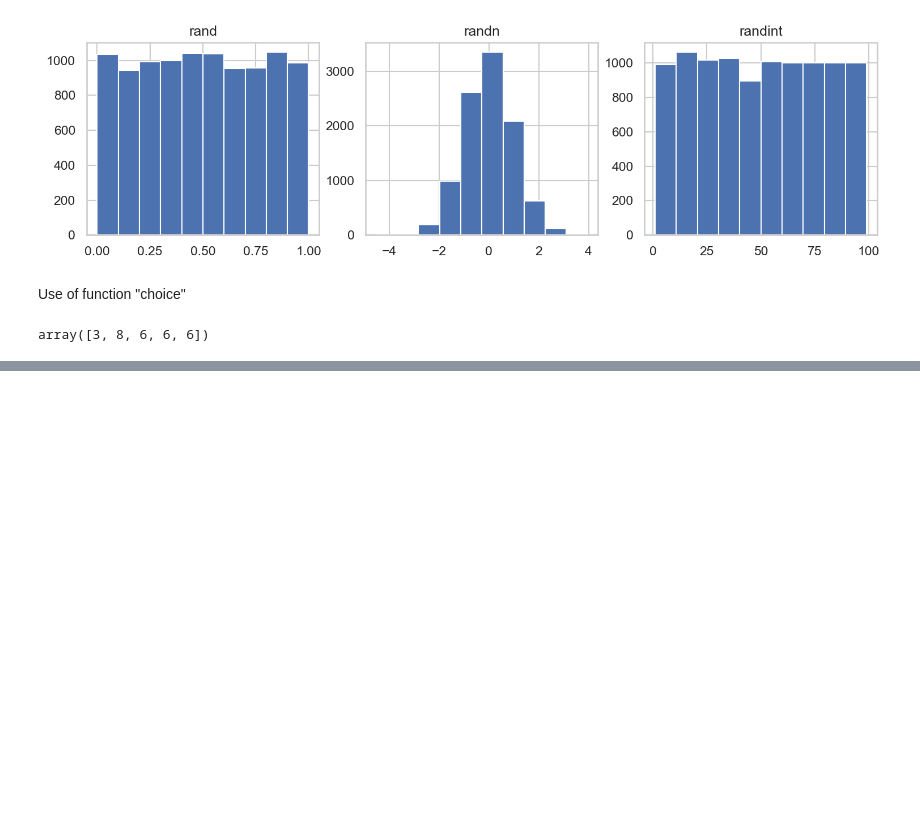
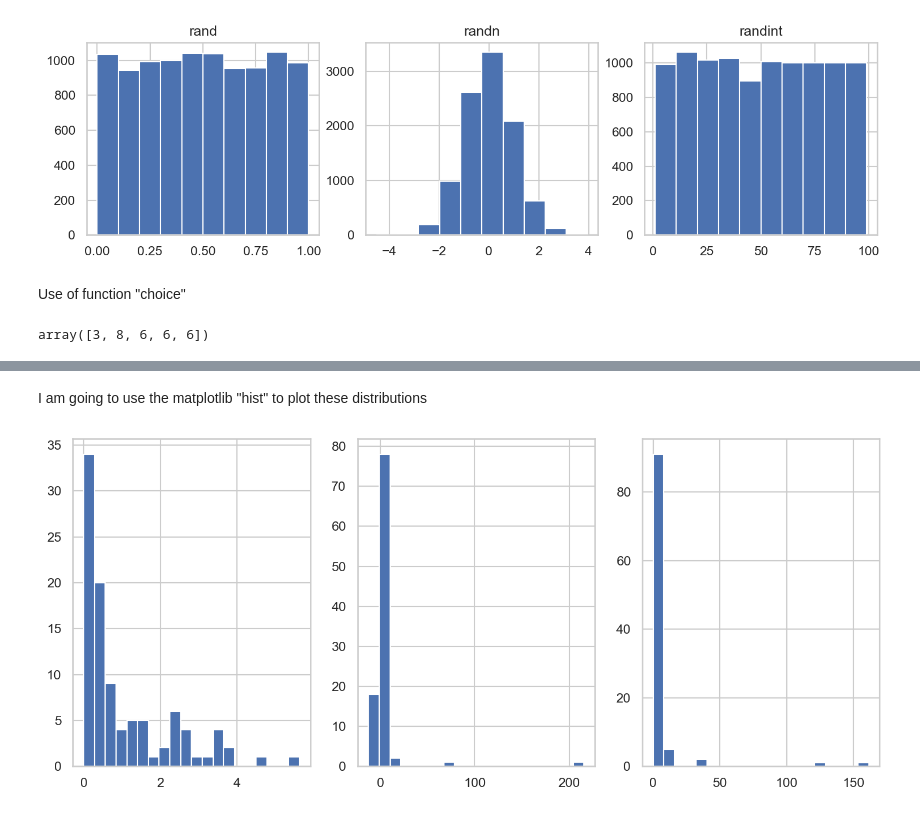
Before and after one commit to dennyalp/Statistics, a Jupyter notebook: Statistics_Notebook_01.ipynb, the cells around one changed output, grey strips where cells are left out. Saved outputs shown, nothing was run; the diff lists cells and outputs as text; code cells hidden in the pictures; blank space fills up the shorter version.

```diff
--- a/Statistics_Notebook_01.ipynb
+++ b/Statistics_Notebook_01.ipynb
@@ -96,0 +143,13 @@ array([3, 8, 6, 6, 6])
+# %% [markdown]
+I am going to use the matplotlib "hist" to plot these distributions
+# %%
+plt.figure(figsize=(12,5),dpi=150)
+plt.subplot(1,3,1)
+plt.hist(chiSq,20)
+plt.subplot(1,3,2)
+plt.hist(tDist,20)
+plt.subplot(1,3,3)
+plt.hist(fDist,20)
+plt.show()
+# %% [output]
+[figure, added]
```
Also changed, not shown: parts of 19 cells of this notebook.
